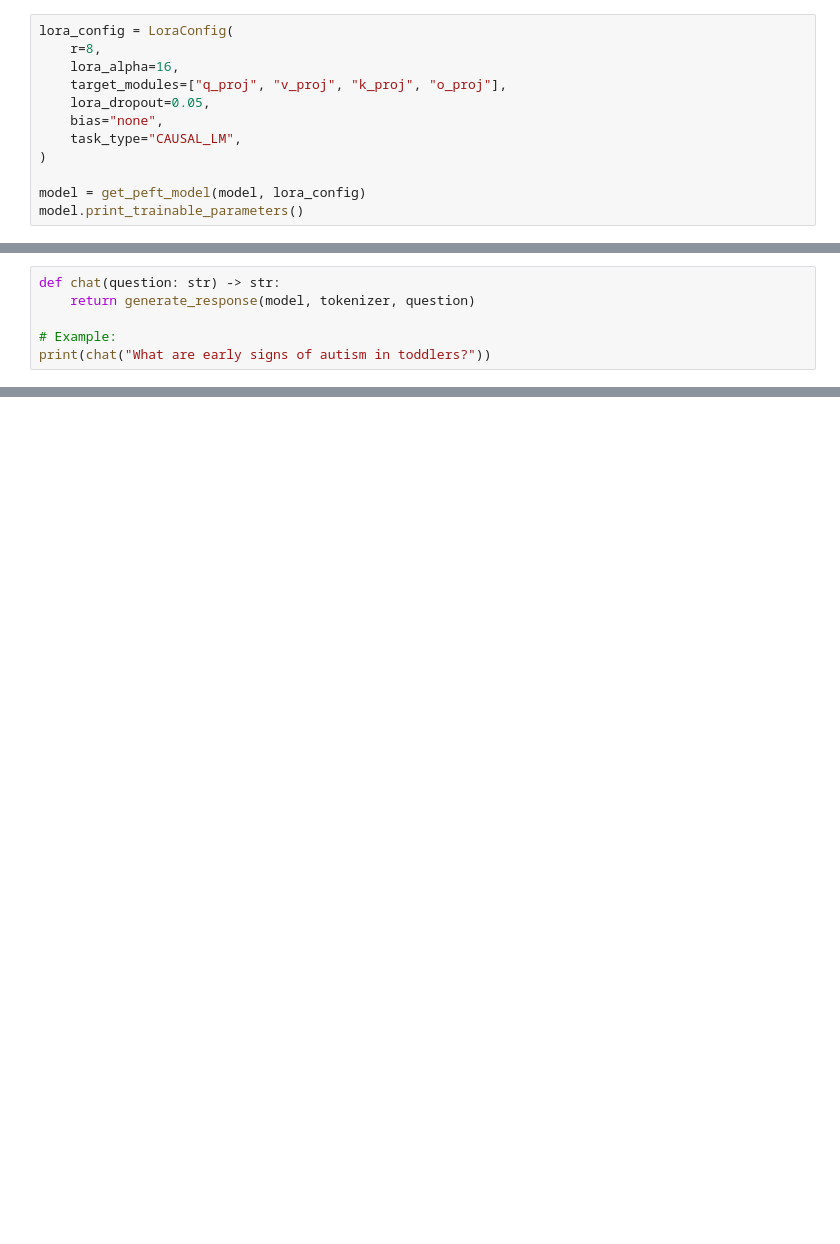
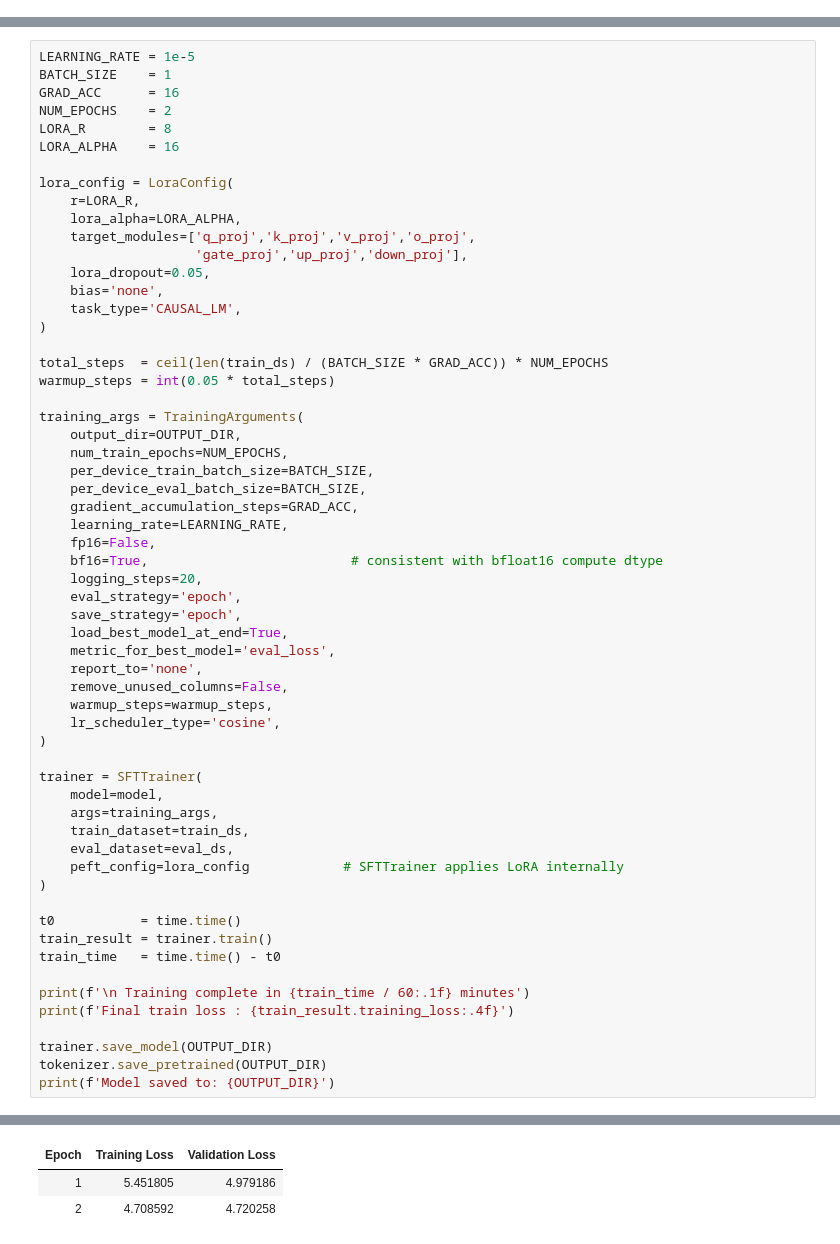
Before and after one commit to RELEBOHILE-PHEKO/autism-llm-assistant, a Jupyter notebook: finetune_llm.ipynb, the cells around one changed output, grey strips where cells are left out. Cells and saved outputs as stored; diff of their text form; blank space fills up the shorter version.

```diff
--- a/finetune_llm.ipynb
+++ b/finetune_llm.ipynb
@@ -152,12 +0,0 @@ print("Base outputs saved. Proceed to LoRA.")
-# %%
-lora_config = LoraConfig(
-    r=8,
-    lora_alpha=16,
-    target_modules=["q_proj", "v_proj", "k_proj", "o_proj"],
-    lora_dropout=0.05,
-    bias="none",
-    task_type="CAUSAL_LM",
-)
-
-model = get_peft_model(model, lora_config)
-model.print_trainable_parameters()
@@ -298,6 +0,0 @@ Use this table in your report.
-# %%
-def chat(question: str) -> str:
-    return generate_response(model, tokenizer, question)
-
-# Example:
-print(chat("What are early signs of autism in toddlers?"))
@@ -307,0 +296,60 @@ print(chat("What are early signs of autism in toddlers?"))
+# %%
+LEARNING_RATE = 1e-5
+BATCH_SIZE    = 1
+GRAD_ACC      = 16
+NUM_EPOCHS    = 2
+LORA_R        = 8
+LORA_ALPHA    = 16
+
+lora_config = LoraConfig(
+    r=LORA_R,
+    lora_alpha=LORA_ALPHA,
+    target_modules=['q_proj','k_proj','v_proj','o_proj',
+                    'gate_proj','up_proj','down_proj'],
+    lora_dropout=0.05,
+    bias='none',
+    task_type='CAUSAL_LM',
+)
+
+total_steps  = ceil(len(train_ds) / (BATCH_SIZE * GRAD_ACC)) * NUM_EPOCHS
+warmup_steps = int(0.05 * total_steps)
+
+training_args = TrainingArguments(
+    output_dir=OUTPUT_DIR,
+    num_train_epochs=NUM_EPOCHS,
+    per_device_train_batch_size=BATCH_SIZE,
+    per_device_eval_batch_size=BATCH_SIZE,
+    gradient_accumulation_steps=GRAD_ACC,
+    learning_rate=LEARNING_RATE,
+    fp16=False,
+    bf16=True,                          # consistent with bfloat16 compute dtype
+    logging_steps=20,
+    eval_strategy='epoch',
+    save_strategy='epoch',
+    load_best_model_at_end=True,
+    metric_for_best_model='eval_loss',
+    report_to='none',
+    remove_unused_columns=False,
+    warmup_steps=warmup_steps,
+    lr_scheduler_type='cosine',
+)
+
+trainer = SFTTrainer(
+    model=model,
+    args=training_args,
+    train_dataset=train_ds,
+    eval_dataset=eval_ds,
+    peft_config=lora_config            # SFTTrainer applies LoRA internally
+)
+
+t0           = time.time()
+train_result = trainer.train()
+train_time   = time.time() - t0
+
+print(f'\n Training complete in {train_time / 60:.1f} minutes')
+print(f'Final train loss : {train_result.training_loss:.4f}')
+
+trainer.save_model(OUTPUT_DIR)
+tokenizer.save_pretrained(OUTPUT_DIR)
+print(f'Model saved to: {OUTPUT_DIR}')
+# %% [output]
@@ -307,0 +358,3 @@ print(chat("What are early signs of autism in toddlers?"))
+| Epoch | Training Loss | Validation Loss |
+| 1 | 5.451805 | 4.979186 |
+| 2 | 4.708592 | 4.720258 |
```
Also changed, not shown: parts of 53 cells of this notebook.
